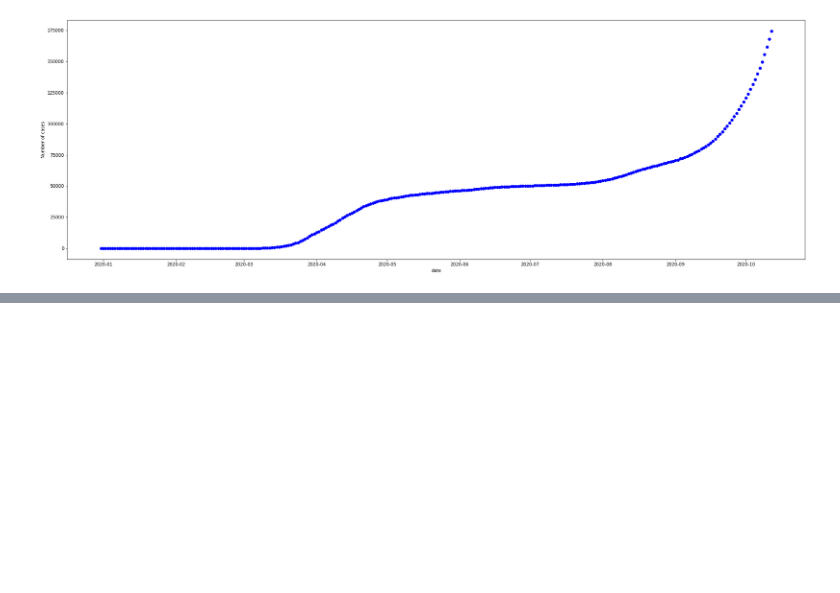
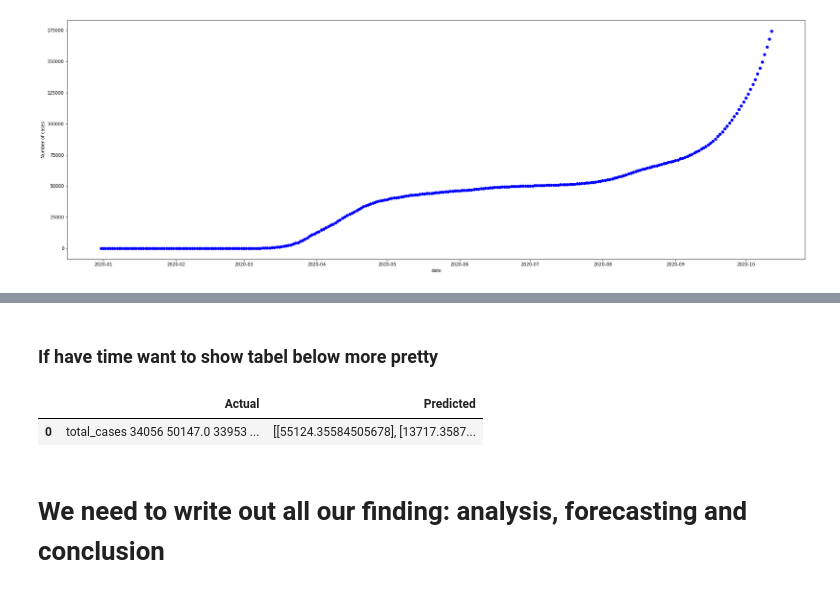
Before and after one commit to Tuaneyo/machine-learning-assignment, a Jupyter notebook: Linear Regression Forecasting Uitwerking.ipynb, the cells around one changed output, grey strips where cells are left out. Drawn from its saved outputs; the diff is of its cells as text; code cells hidden in the pictures; blank space fills up the shorter version.

```diff
--- a/Linear Regression Forecasting Uitwerking.ipynb
+++ b/Linear Regression Forecasting Uitwerking.ipynb
@@ -59,0 +75,11 @@ See the caveats in the documentation: https://pandas.pydata.org/pandas-docs/stab
+# %% [markdown]
+### If have time want to show tabel below more pretty
+# %%
+
+df = pd.DataFrame({'Actual': [y_test], 'Predicted': [predictions]})
+df
+# %% [output]
+|  | Actual | Predicted |
+| 0 | total_cases 34056 50147.0 33953 ... | [[55124.35584505678], [13717.3587... |
+# %% [markdown]
+# We need to write out all our finding: analysis, forecasting and conclusion
```
Also changed, not shown: parts of 2 cells of this notebook.
